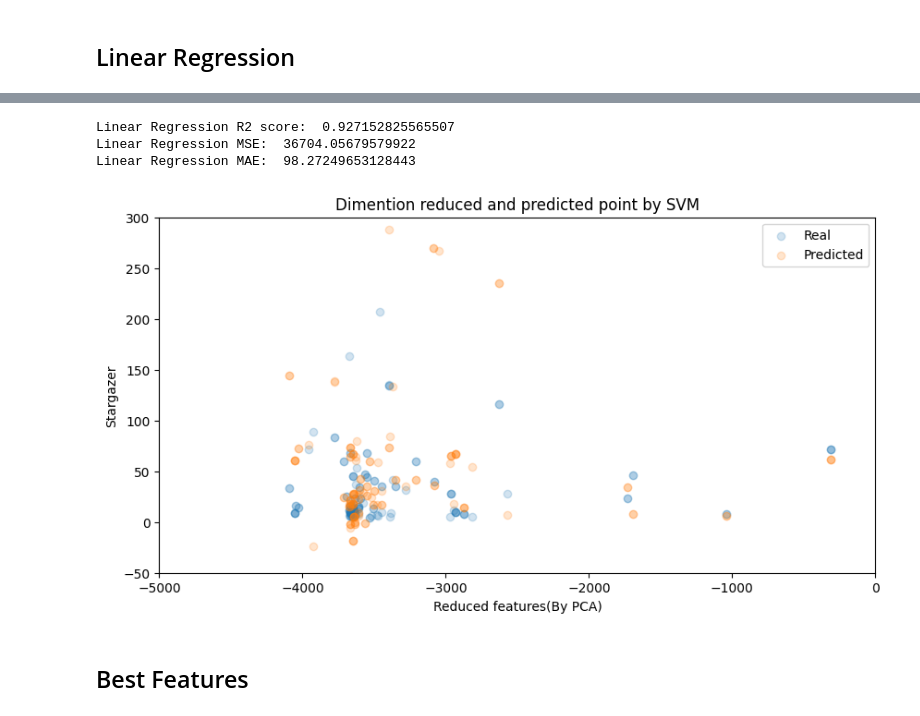
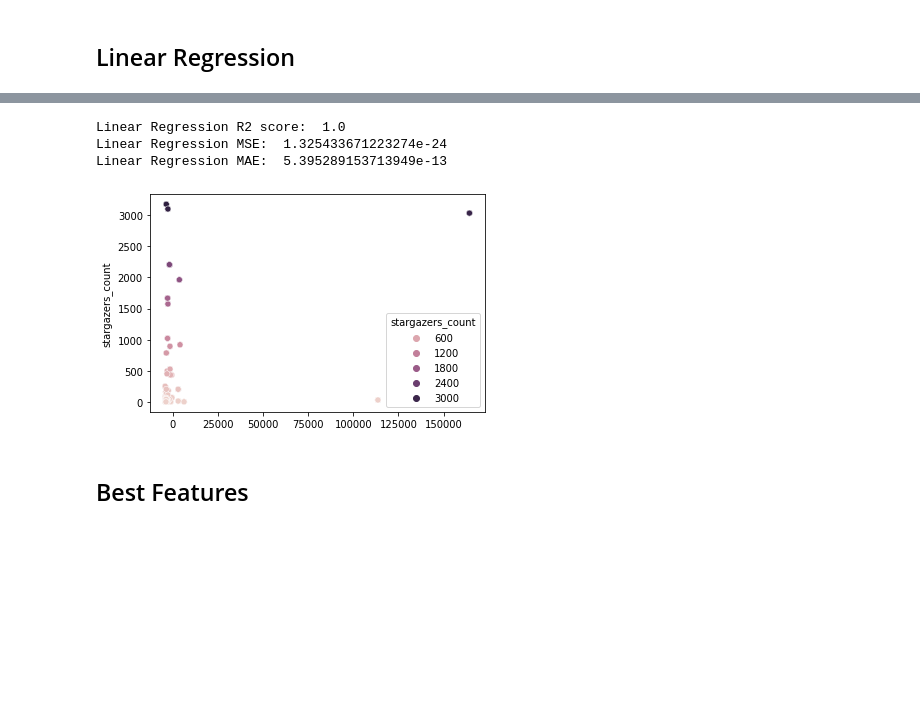
Before and after one commit to realamirhe/github-stargazer, a Jupyter notebook: data-exploration.ipynb, the cells around one changed output, grey strips where cells are left out. Drawn from its saved outputs; the diff is of its cells as text; code cells hidden in the pictures; blank space fills up the shorter version.

```diff
--- a/data-exploration.ipynb
+++ b/data-exploration.ipynb
@@ -61,10 +57,17 @@ x_train, x_test, y_train, y_test,idx_train,idx_test = train_test_split(x, y,np.a
+# %%
+X_train, X_test, y_train, y_test = train_test_split(
+    X,
+    y,
+    test_size=0.2,
+    random_state=42
+)
 # %%
 #x_pca_train=x_train-np.mean(x_train)
 #x_pca_test=x_test-np.mean(x_train)
-pca=PCA(n_components=N[1])
-pca.fit(x_train)
-print(np.sum(pca.explained_variance_ratio_[:1]))
-print(np.sum(pca.explained_variance_ratio_[:2]))
-x_tr=pca.transform(x_train)
-x_ts=pca.transform(x_test)
+pca=PCA(n_components=1)
+pca.fit(X_train)
+
+print('sum of explained variance ratio PC=1', np.sum(pca.explained_variance_ratio_[:1]))
+print('sum of explained variance ratio PC=2', np.sum(pca.explained_variance_ratio_[:2]))
+X_pca = pca.transform(X)
 # %% [output]
@@ -80,29 +101,31 @@ reg.score(x_ts,y_test)
+# %%
+reg = LinearRegression().fit(X_train, y_train)
+y_pred=reg.predict(X_test)
+
+# TODO: the score is calculcated wrongly!
+print("Linear Regression R2 score: ",reg.score(X_test, y_test))
+print("Linear Regression MSE: ",metrics.mean_squared_error(y_test, y_pred))
+print("Linear Regression MAE: ",metrics.mean_absolute_error(y_test,y_pred))
+# %% [output]
+Linear Regression R2 score:  1.0
+Linear Regression MSE:  1.325433671223274e-24
+Linear Regression MAE:  5.395289153713949e-13
 # %%
-pca=PCA(n_components=1)
-x_pca=pca.fit_transform(x)
+sns.scatterplot(x=X_pca.flatten(), y=y, hue=y)
+plt.show()
 
-reg = LinearRegression().fit(x_train, y_train)
-y_pred=reg.predict(x_test)
-
-print("Linear Regression R2 score: ",reg.score(x_test,y_test))
-print("Linear Regression MSE: ",metrics.mean_squared_error(y_test,y_pred))
-print("Linear Regression MAE: ",metrics.mean_absolute_error(y_test,y_pred))
-
-plt.figure(figsize=(10,5))
-plt.title('Dimention reduced and predicted point by SVM')
-plt.xlim((-5000,0))
-plt.ylim((-50,300))
-plt.scatter(x=x_pca[idx_test],y=y[idx_test],alpha=0.2)
-plt.scatter(x=x_pca[idx_test],y=y_pred,alpha=0.2)
-plt.legend(['Real','Predicted'])
-plt.xlabel('Reduced features(By PCA)')
-plt.ylabel('Stargazer')
-plt.show()
+# plt.figure(figsize=(10,5))
+# plt.title('Dimention reduced and predicted point by SVM')
+# plt.xlim((-5000,0))
+# plt.ylim((-50,300))
+# plt.scatter(x=x_pca[idx_test],y=y[idx_test],alpha=0.2)
+# plt.scatter(x=x_pca[idx_test],y=y_pred,alpha=0.2)
+# plt.legend(['Real','Predicted'])
+# plt.xlabel('Reduced features(By PCA)')
+# plt.ylabel('Stargazer')
+# plt.show()
 # %% [output]
-Linear Regression R2 score:  0.927152825565507
-Linear Regression MSE:  36704.05679579922
-Linear Regression MAE:  98.27249653128443
-[figure, old version]
+[figure, new version]
 # %% [markdown]
 ## Best Features
 # %%
```
Also changed, not shown: parts of 13 cells of this notebook.
